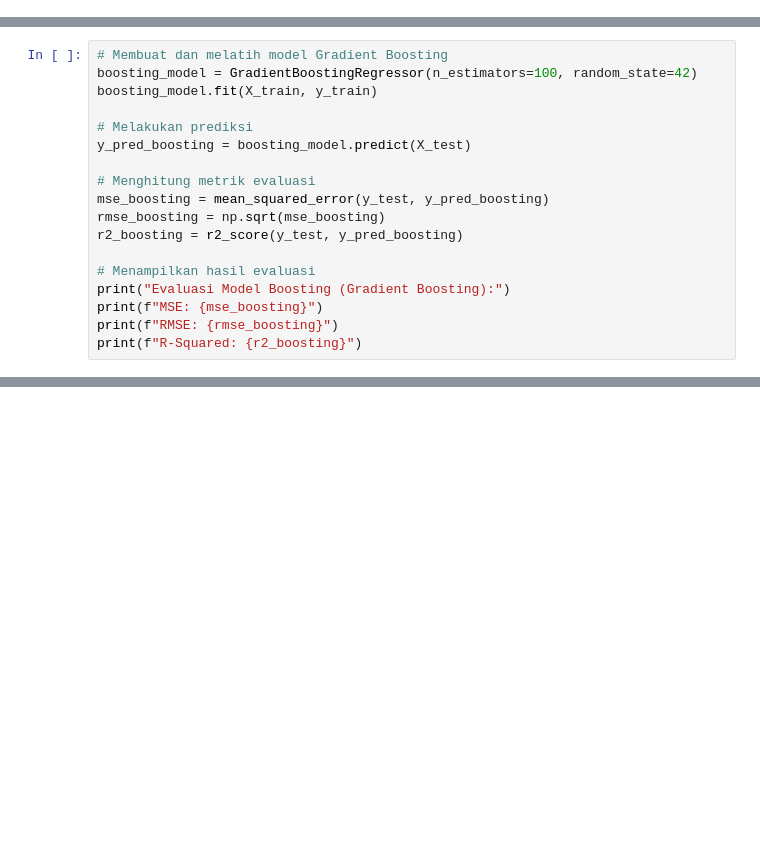
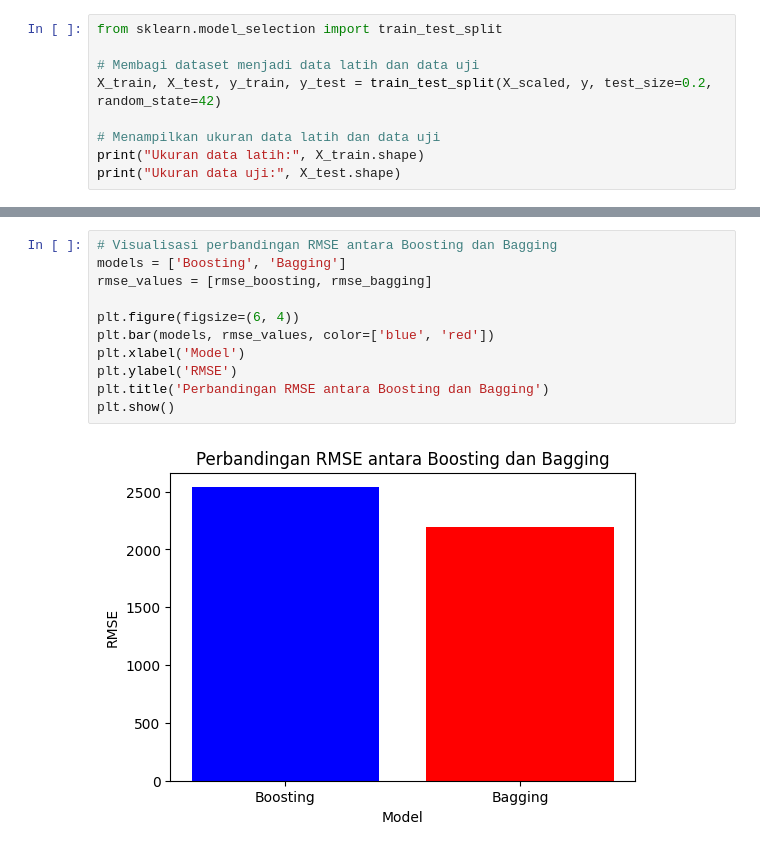
Before and after one commit to MasDiptha12/Machine-Learning, a Jupyter notebook: Week_7/Boosting_Automobile_Regression.ipynb, the cells around one changed output, grey strips where cells are left out. Saved outputs shown, nothing was run; the diff lists cells and outputs as text; blank space fills up the shorter version.

```diff
--- a/Week_7/Boosting_Automobile_Regression.ipynb
+++ b/Week_7/Boosting_Automobile_Regression.ipynb
@@ -58,0 +121,9 @@ X_train, X_test, y_train, y_test = train_test_split(X, y, test_size=0.2, random_
+# %%
+from sklearn.model_selection import train_test_split
+
+# Membagi dataset menjadi data latih dan data uji
+X_train, X_test, y_train, y_test = train_test_split(X_scaled, y, test_size=0.2, random_state=42)
+
+# Menampilkan ukuran data latih dan data uji
+print("Ukuran data latih:", X_train.shape)
+print("Ukuran data uji:", X_test.shape)
@@ -82,18 +177,0 @@ R-Squared: 0.830278013751579
-# %%
-# Membuat dan melatih model Gradient Boosting
-boosting_model = GradientBoostingRegressor(n_estimators=100, random_state=42)
-boosting_model.fit(X_train, y_train)
-
-# Melakukan prediksi
-y_pred_boosting = boosting_model.predict(X_test)
-
-# Menghitung metrik evaluasi
-mse_boosting = mean_squared_error(y_test, y_pred_boosting)
-rmse_boosting = np.sqrt(mse_boosting)
-r2_boosting = r2_score(y_test, y_pred_boosting)
-
-# Menampilkan hasil evaluasi
-print("Evaluasi Model Boosting (Gradient Boosting):")
-print(f"MSE: {mse_boosting}")
-print(f"RMSE: {rmse_boosting}")
-print(f"R-Squared: {r2_boosting}")
@@ -130,0 +245,13 @@ Boosting adalah teknik ensemble yang melatih model secara berurutan, di mana set
+# %%
+# Visualisasi perbandingan RMSE antara Boosting dan Bagging
+models = ['Boosting', 'Bagging']
+rmse_values = [rmse_boosting, rmse_bagging]
+
+plt.figure(figsize=(6, 4))
+plt.bar(models, rmse_values, color=['blue', 'red'])
+plt.xlabel('Model')
+plt.ylabel('RMSE')
+plt.title('Perbandingan RMSE antara Boosting dan Bagging')
+plt.show()
+# %% [output]
+[figure, added]
```
Also changed, not shown: parts of 19 cells of this notebook.
